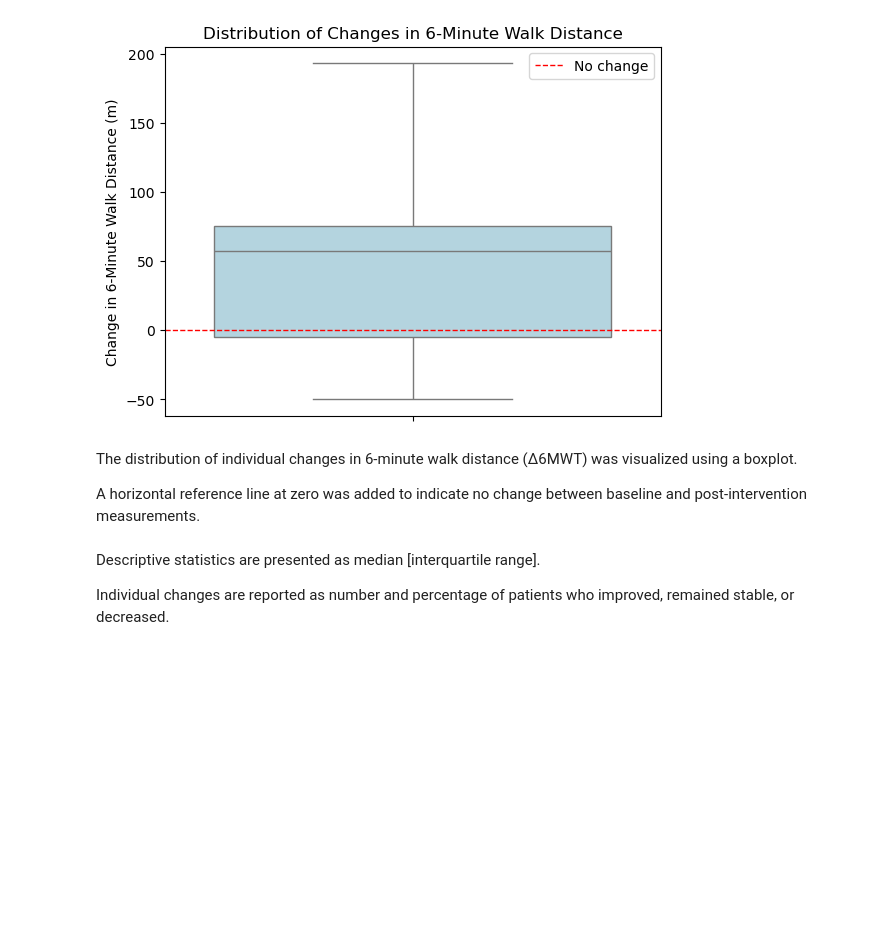
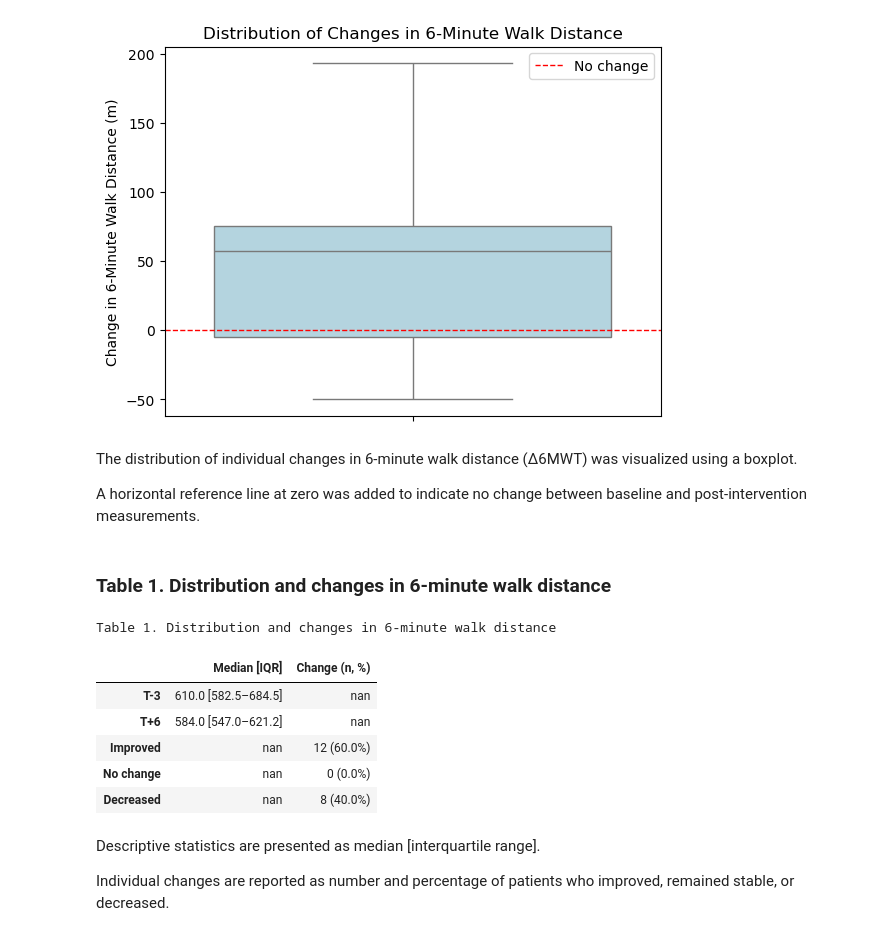
Before and after one commit to chloelaignel31-boop/Laignel.Chloe, a Jupyter notebook: main.ipynb, the cells around one changed output. Drawn from its saved outputs; the diff is of its cells as text; code cells hidden in the pictures; blank space fills up the shorter version.

```diff
--- a/main.ipynb
+++ b/main.ipynb
@@ -372,9 +376,9 @@ plt.show()
 The distribution of individual changes in 6-minute walk distance (Δ6MWT) was visualized using a boxplot.
 
 A horizontal reference line at zero was added to indicate no change between baseline and post-intervention measurements.
+# %% [markdown]
+### Table 1. Distribution and changes in 6-minute walk distance
 # %%
-# Table 1. Descriptive statistics of 6-minute walk distance before and after intervention
-
 import pandas as pd
 import matplotlib.pyplot as plt
 
@@ -412,33 +416,47 @@ delta_table = pd.DataFrame({
         f"{no_change} ({round(no_change/total*100,1)}%)",
         f"{decrease} ({round(decrease/total*100,1)}%)"
     ]
 }, index=["Improved", "No change", "Decreased"])
 
 
 # ---- 3. FINAL TABLE (STACKED CLEAN) ----
 final_table = pd.concat([summary_table, delta_table])
 
 
 # ---- 4. EXPORT PDF ----
 fig, ax = plt.subplots(figsize=(6,4))
 ax.axis('off')
 
 table = ax.table(
     cellText=final_table.values,
     colLabels=final_table.columns,
     rowLabels=final_table.index,
     loc='center'
 )
 
 # Title
 plt.title(
     "Table 1. Distribution and changes in 6-minute walk distance",
     fontsize=12,
     pad=20
 )
 
 plt.savefig("figures/Table_1_Distribution_and_changes_in_6-minute_walk_distance.pdf", bbox_inches="tight")
 plt.close()
+
+from IPython.display import display
+
+display(final_table.style.set_caption(
+    "Table 1. Distribution and changes in 6-minute walk distance"
+))
+# %% [output]
+Table 1. Distribution and changes in 6-minute walk distance
+|  | Median [IQR] | Change (n, %) |
+| T-3 | 610.0 [582.5–684.5] | nan |
+| T+6 | 584.0 [547.0–621.2] | nan |
+| Improved | nan | 12 (60.0%) |
+| No change | nan | 0 (0.0%) |
+| Decreased | nan | 8 (40.0%) |
 # %% [markdown]
 Descriptive statistics are presented as median [interquartile range].
 
```
Also changed, not shown: parts of 4 cells of this notebook, 9 other files.
